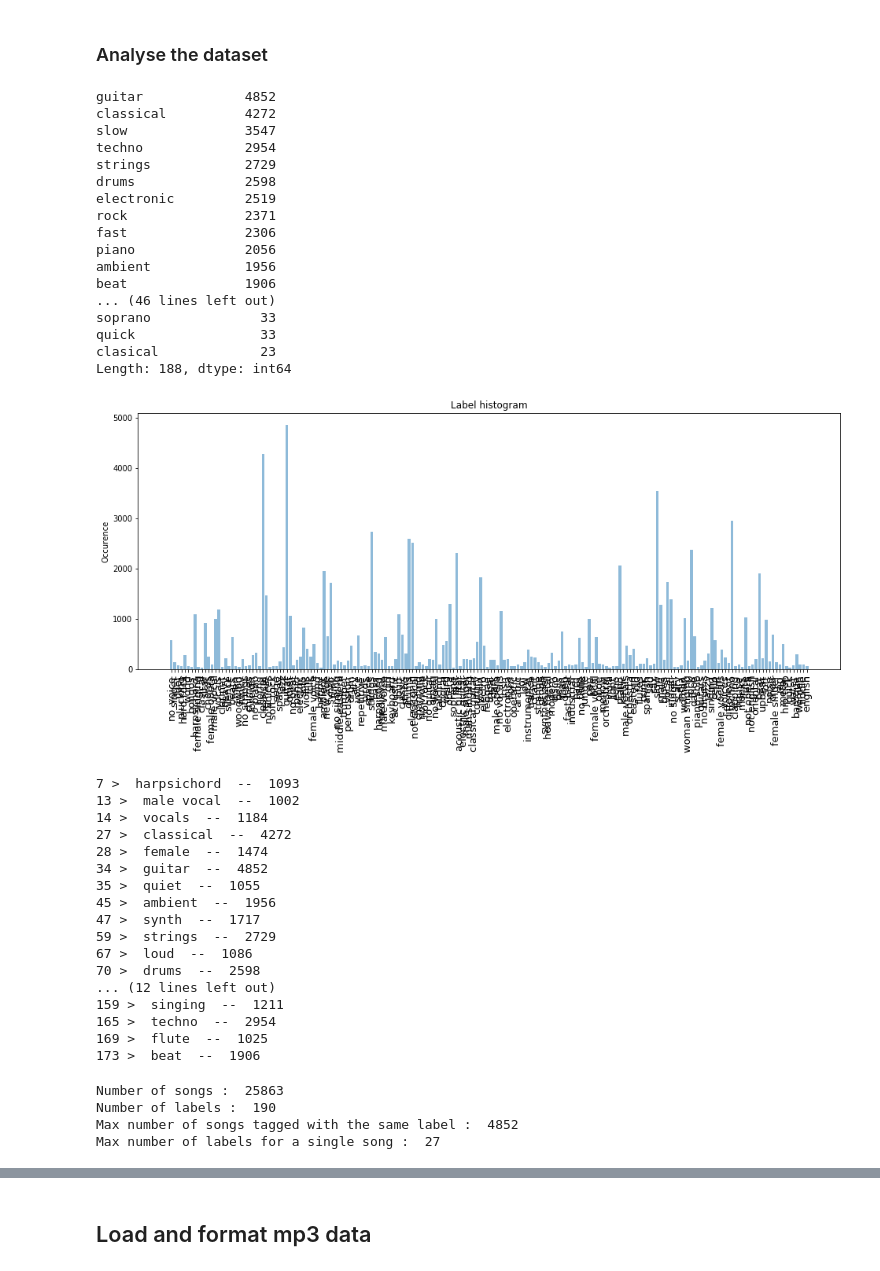
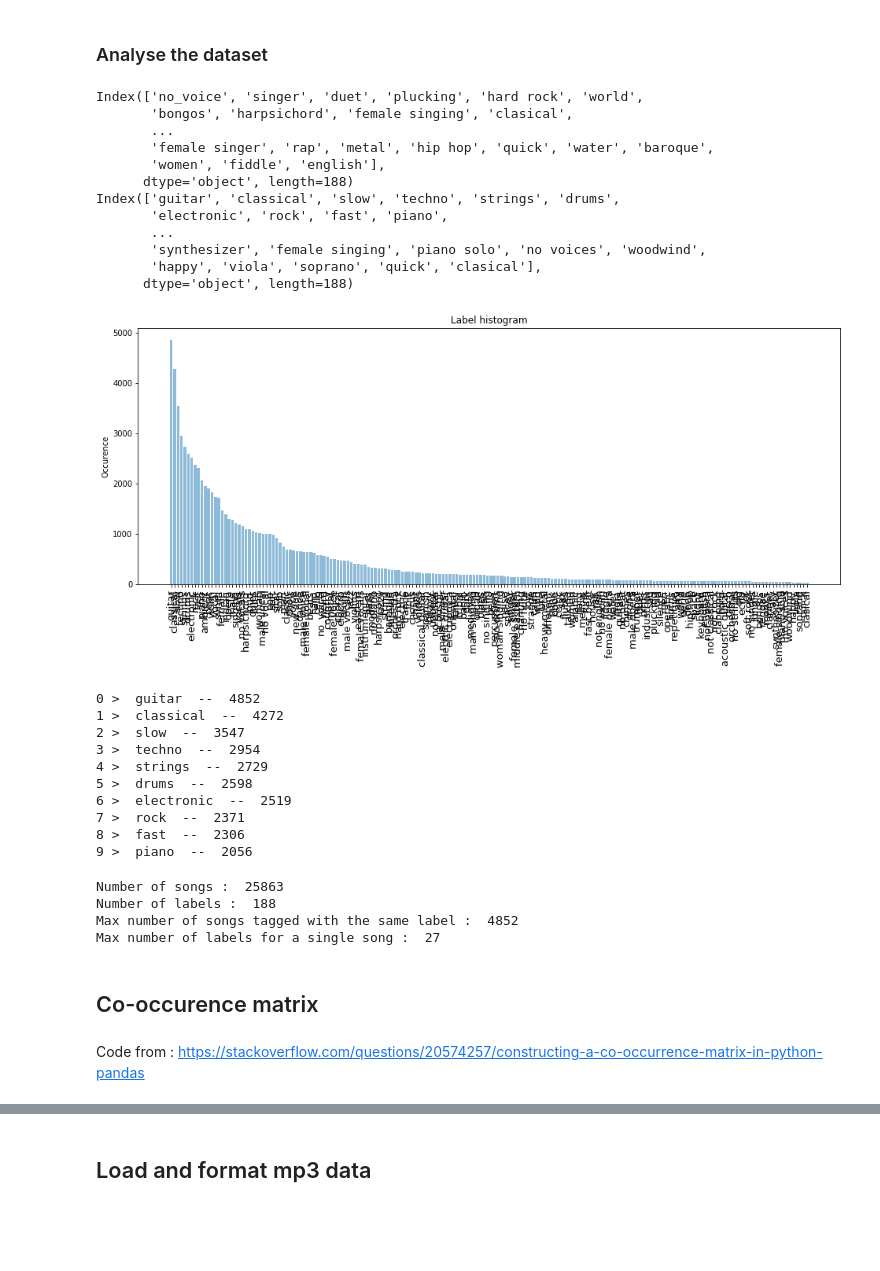
Before and after one commit to JustineWeb/pds, a Jupyter notebook: PDS.ipynb, the cells around one changed output, grey strips where cells are left out. Saved outputs shown, nothing was run; the diff lists cells and outputs as text; code cells hidden in the pictures; blank space fills up the shorter version.

Commit message:
Analysis on the data (co-occurrence matrix) done.

```diff
--- a/PDS.ipynb
+++ b/PDS.ipynb
@@ -148,62 +150,53 @@ cleaned.head(5)
 ## TODO : Some statistics on the MTT dataset ?
 nb_labels_per_song = cleaned.iloc[:,1:-1].astype(int).sum(axis=1)
 nb_song_per_label = cleaned.iloc[:,1:-1].astype(int).sum(axis=0)
-nb_song_per_label.sort_values(ascending=False)
+print(nb_song_per_label.index)
+nb_song_per_label = nb_song_per_label.sort_values(ascending=False)
+print(nb_song_per_label.index)
 # %% [output]
-guitar             4852
-classical          4272
-slow               3547
-techno             2954
-strings            2729
-drums              2598
-electronic         2519
-rock               2371
-fast               2306
-piano              2056
-ambient            1956
-beat               1906
-... (46 lines left out)
-soprano              33
-quick                33
-clasical             23
-Length: 188, dtype: int64
+Index(['no_voice', 'singer', 'duet', 'plucking', 'hard rock', 'world',
+       'bongos', 'harpsichord', 'female singing', 'clasical',
+       ...
+       'female singer', 'rap', 'metal', 'hip hop', 'quick', 'water', 'baroque',
+       'women', 'fiddle', 'english'],
+      dtype='object', length=188)
+Index(['guitar', 'classical', 'slow', 'techno', 'strings', 'drums',
+       'electronic', 'rock', 'fast', 'piano',
+       ...
+       'synthesizer', 'female singing', 'piano solo', 'no voices', 'woodwind',
+       'happy', 'viola', 'soprano', 'quick', 'clasical'],
+      dtype='object', length=188)
 # %%
 # label header is the header without clip_id and mp3_path > length 188 instead of 190
 label_header = np.asarray(list(header.values()))[1:-1]
+label_header_by_freq = np.asarray(nb_song_per_label.index)
 # %%
 fig = plt.figure(figsize=(16,6))
 
 y_pos = np.arange(len(nb_song_per_label))
 plt.bar(y_pos, nb_song_per_label, align='center', alpha=0.5)
 plt.xticks(y_pos, nb_song_per_label)
 plt.ylabel('Occurence')
 plt.title('Label histogram')
-plt.xticks(np.arange(len(label_header)), label_header, rotation=90, fontsize = 13)
+plt.xticks(np.arange(len(label_header)), label_header_by_freq, rotation=90, fontsize = 13)
 
 plt.show()
 # %% [output]
-[figure, old version]
+[figure, new version]
 # %%
 # Find the most frequent labels to start with for training
-
+most_freq = nb_song_per_label
 for i in range(len(nb_song_per_label)) :
-    if nb_song_per_label[i] > 1000:
-        print(i, "> ", label_header[i], " -- ", nb_song_per_label[i])
+    if nb_song_per_label[i] > 2000:
+        print(i, "> ", label_header_by_freq[i], " -- ", nb_song_per_label[i])
 # %% [output]
-7 >  harpsichord  --  1093
-13 >  male vocal  --  1002
-14 >  vocals  --  1184
-27 >  classical  --  4272
-28 >  female  --  1474
-34 >  guitar  --  4852
-35 >  quiet  --  1055
-45 >  ambient  --  1956
-47 >  synth  --  1717
-59 >  strings  --  2729
-67 >  loud  --  1086
-70 >  drums  --  2598
-... (12 lines left out)
-159 >  singing  --  1211
-165 >  techno  --  2954
-169 >  flute  --  1025
-173 >  beat  --  1906
+0 >  guitar  --  4852
+1 >  classical  --  4272
+2 >  slow  --  3547
+3 >  techno  --  2954
+4 >  strings  --  2729
+5 >  drums  --  2598
+6 >  electronic  --  2519
+7 >  rock  --  2371
+8 >  fast  --  2306
+9 >  piano  --  2056
@@ -210,10 +206,14 @@ for i in range(len(nb_song_per_label)) :
 # %%
 print("Number of songs : " , cleaned.shape[0])
-print("Number of labels : " , cleaned.shape[1])
+print("Number of labels : " , cleaned.shape[1]-2) # -2 is for index columns and mp3 path column
 print("Max number of songs tagged with the same label : ",max(nb_song_per_label))
 print("Max number of labels for a single song : ",max(nb_labels_per_song))
 # %% [output]
 Number of songs :  25863
-Number of labels :  190
+Number of labels :  188
 Max number of songs tagged with the same label :  4852
 Max number of labels for a single song :  27
+# %% [markdown]
+## Co-occurence matrix
+# %% [markdown]
+Code from : https://stackoverflow.com/questions/20574257/constructing-a-co-occurrence-matrix-in-python-pandas
```
Also changed, not shown: parts of 9 cells of this notebook.
